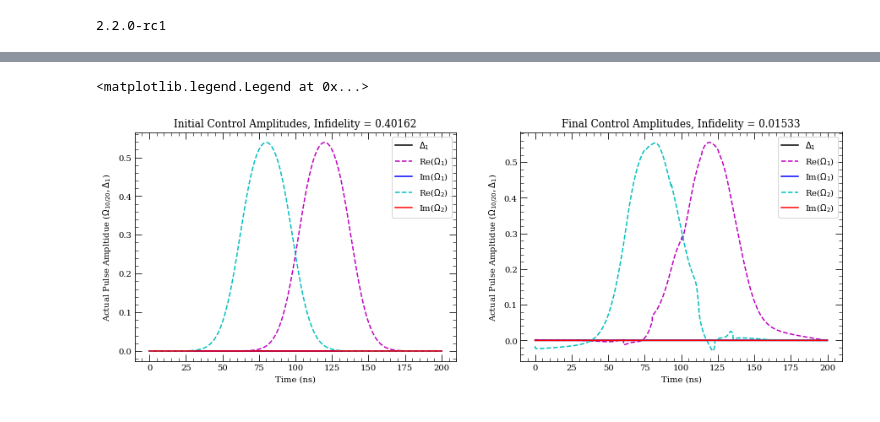
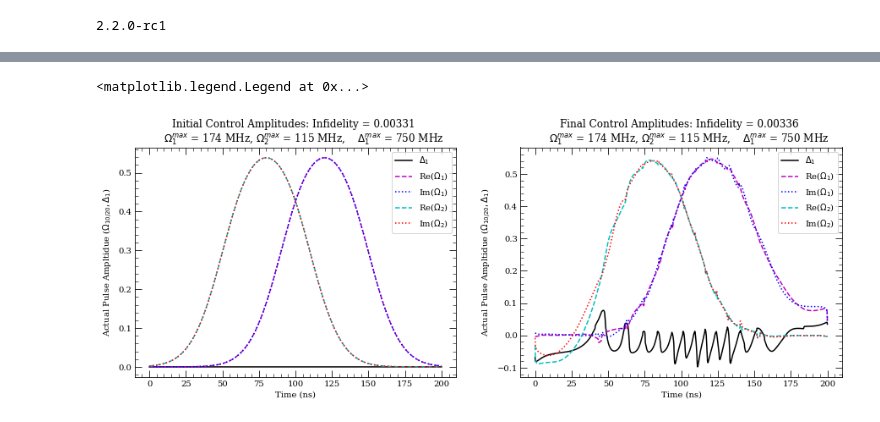
Before and after one commit to IQC-Numerical-Control-Engineering/Test, a Jupyter notebook: TF_GRAPE 3 Level_MESolve.ipynb, the cells around one changed output, grey strips where cells are left out. Drawn from its saved outputs; the diff is of its cells as text; code cells hidden in the pictures.

```diff
--- a/TF_GRAPE 3 Level_MESolve.ipynb
+++ b/TF_GRAPE 3 Level_MESolve.ipynb
@@ -85,7 +85,7 @@ Gamma_rTot = Gamma_ri + Gamma_rrp + Gamma_rgp #Total decay from Rydberg
 ###Set system parameters:
 Rabi_1 = 2*np.pi * 174 * MHz #Blue Rabi freq.
 Rabi_2 = 2*np.pi * 115 * MHz #Red Rabi freq.
-Delta_1 = 2*np.pi * 0 * MHz #Detuning for 3 lvl system at the i state
+Delta_1 = 2*np.pi * 750 * MHz #Detuning for 3 lvl system at the i state
 
 del_total = 2*np.pi * 0 * MHz #2 photon detuning
 
@@ -256,29 +256,31 @@ propagator.psi_t.assign(psi_t)
 
 #Set initial control amplitude guess seeding:
 #Setting initial detuning ctl amplitude
-ctrl_amplitudes_initial = np.zeros([nt, 5])
-# ctrl_amplitudes_initial = np.ones([nt, 5])
+ctrl_amplitudes_initial = np.zeros([nt, 5]) #Set inital detuning guess as 0
+# ctrl_amplitudes_initial = np.ones([nt, 5]) #Set inital detuning guess as tanh(1) * Delta_1
 # ctrl_amplitudes_initial = np.random.uniform(-1, 1, [nt, 5])
 
 #Set Rabi frequency initial guesses as Gaussian
-sigma = t_f/10
-tau = sigma * 2
-# sigma = t_f/6
-# tau = sigma * 1.2
+# sigma = t_f/10
+# tau = sigma * 2
+sigma = t_f/6
+tau = sigma * 1.2
 #For Rabi 1: Set real and imaginay parts as Gaussian (ctrl amplitudes)
-# ctrl_amplitudes_initial[:,1:3] = np.tile(
-#     np.exp(-(tlist - tau/2 - t_f/2)**2/sigma**2),
-#     (2,1)
-# ).T
+ctrl_amplitudes_initial[:,1:3] = np.tile(
+    np.exp(-(tlist - tau/2 - t_f/2)**2/sigma**2),
+    (2,1)
+).T
+#For Rabi 2: Set real and imaginay parts as Gaussian (ctrl amplitudes)
+ctrl_amplitudes_initial[:,3:5] = np.tile(
+    np.exp(-(tlist + tau/2 - t_f/2)**2/sigma**2),
+    (2,1)
+).T
+# #Set ONLY the real parts of Rabi frequencies to nonzero:
+# ctrl_amplitudes_initial[:,1] = np.exp(-(tlist - tau/2 - t_f/2)**2/sigma**2)
 # #For Rabi 2: Set real and imaginay parts as Gaussian (ctrl amplitudes)
-# ctrl_amplitudes_initial[:,3:5] = np.tile(
-#     np.exp(-(tlist + tau/2 - t_f/2)**2/sigma**2),
-#     (2,1)
-# ).T
-####TEST
-ctrl_amplitudes_initial[:,1] = np.exp(-(tlist - tau/2 - t_f/2)**2/sigma**2)
-#For Rabi 2: Set real and imaginay parts as Gaussian (ctrl amplitudes)
-ctrl_amplitudes_initial[:,3] = np.exp(-(tlist + tau/2 - t_f/2)**2/sigma**2)
+# ctrl_amplitudes_initial[:,3] = np.exp(-(tlist + tau/2 - t_f/2)**2/sigma**2)
+
+#Assign the initial guesses for the control amplitudes
 propagator.ctrl_amplitudes.assign(ctrl_amplitudes_initial)
 
 #Find infidelity using propagator
@@ -286,7 +288,7 @@ initial_infidelity = propagator.infidelity()
 
 #Plot initial guess pulses:
 labels = ['$\Delta_1$', 'Re($\Omega_1$)', 'Im($\Omega_1$)', 'Re($\Omega_2$)', 'Im($\Omega_2$)']
-colors = ['k', 'm--', 'b', 'c--','r']
+colors = ['k', 'm--', 'b:', 'c--','r:']
 fig, (ax1, ax2) = plt.subplots(1, 2,figsize=(15,5))
 ind = 0
 for amplitdue in tf.transpose(ctrl_amplitudes_initial):
@@ -295,7 +297,14 @@ for amplitdue in tf.transpose(ctrl_amplitudes_initial):
     ##Plotting actual input functions (tanh(ctrl_amplitudes)):
     ax1.plot(tlist/ns, 1/np.sqrt(2) * np.tanh(amplitdue), colors[ind], label = labels[ind])
     ind += 1
-ax1.set_title('Initial Control Amplitudes, Infidelity = %2.5f' %(initial_infidelity))
+ax1.set_title(
+    'Initial Control Amplitudes: Infidelity = %2.5f \n \
+    $\Omega_1^{max}$ = %.0f MHz, $\Omega_2^{max}$ = %.0f MHz,\
+    $\Delta_1^{max}$ = %.0f MHz'
+    %(initial_infidelity, Rabi_1/(2 * np.pi * MHz), Rabi_2/(2 * np.pi * MHz), \
+      Delta_1/(2 * np.pi * MHz)
+      ), fontsize = 12
+    )
 ax1.set_ylabel('Actual Pulse Ampltidue ($\Omega_{10/20}, \Delta_1$)')
 ax1.set_xlabel('Time (ns)')
 ax1.legend()
@@ -326,7 +335,14 @@ for amplitdue in tf.transpose(ctrl_amplitudes_final):
     ##Plotting actual input functions (tanh(ctrl_amplitudes)):
     ax2.plot(tlist/ns, 1/np.sqrt(2) * np.tanh(amplitdue), colors[ind], label = labels[ind])
     ind += 1
-ax2.set_title('Final Control Amplitudes, Infidelity = %2.5f' %(current_infidelity))
+ax2.set_title(
+    'Final Control Amplitudes: Infidelity = %2.5f \n \
+    $\Omega_1^{max}$ = %.0f MHz, $\Omega_2^{max}$ = %.0f MHz,\
+    $\Delta_1^{max}$ = %.0f MHz'
+    %(current_infidelity, Rabi_1/(2 * np.pi * MHz), Rabi_2/(2 * np.pi * MHz), \
+      Delta_1/(2 * np.pi * MHz)
+      ), fontsize = 12
+    )
 ax2.set_ylabel('Actual Pulse Ampltidue ($\Omega_{10/20}, \Delta_1$)')
 ax2.set_xlabel('Time (ns)')
 ax2.legend()
@@ -351,5 +367,5 @@ step 99: infidelity=0.01533
 <matplotlib.legend.Legend at 0x...>
-[figure, old version]
+[figure, new version]
 # %%
 ##Use final optimized pulse in Master Equation to get actual final fidelity:
 def MEsolve_5lvl_t(time, argsME5lvl):
```
Also changed, not shown: parts of 3 cells of this notebook.
